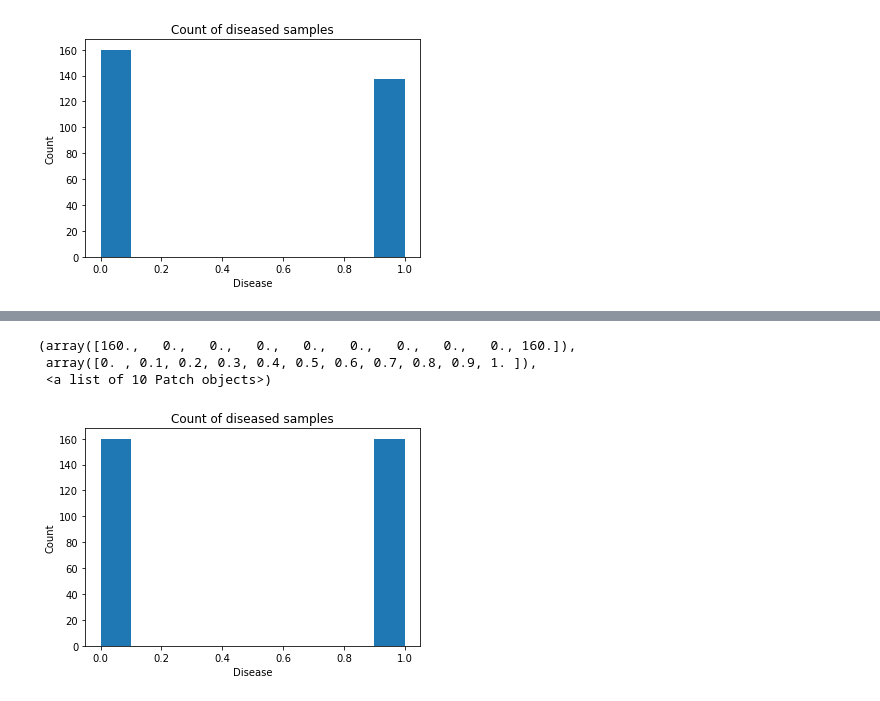
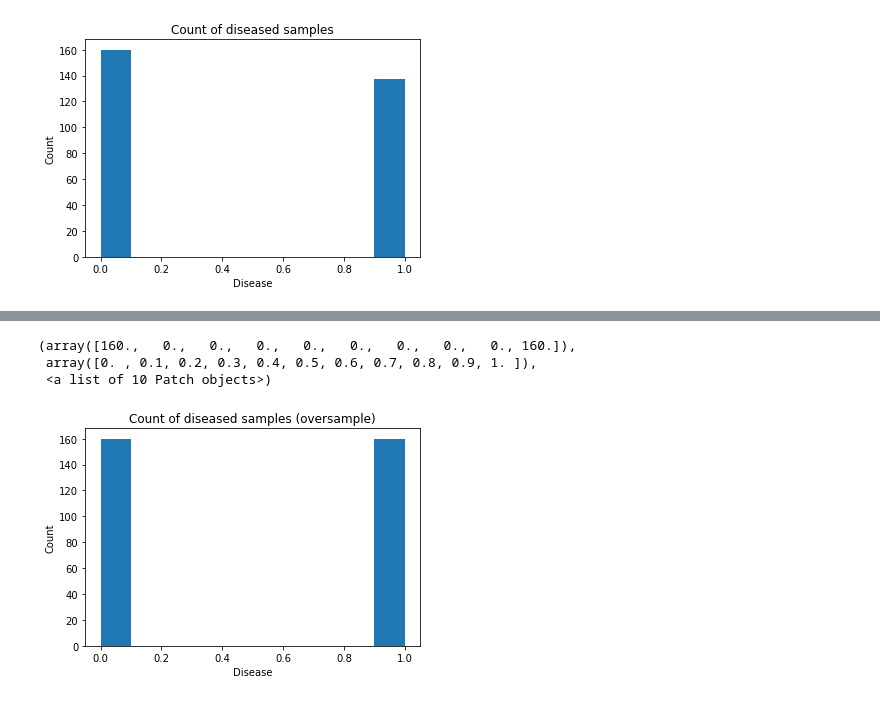
Before and after one commit to joaogomes18/Machine-Learning, a Jupyter notebook: 1stAssignment/1stAssignmentSVMWithNormalization5-FoldCrossValidationBinaryWithAndWithoutBalancingAndNonBinaryClassifiersWithBalacing.ipynb, the cells around one changed output, grey strips where cells are left out. Cells and saved outputs as stored; diff of their text form; code cells hidden in the pictures.

```diff
--- a/1stAssignment/1stAssignmentSVMWithNormalization5-FoldCrossValidationBinaryWithAndWithoutBalancingAndNonBinaryClassifiersWithBalacing.ipynb
+++ b/1stAssignment/1stAssignmentSVMWithNormalization5-FoldCrossValidationBinaryWithAndWithoutBalancingAndNonBinaryClassifiersWithBalacing.ipynb
@@ -215,24 +256,20 @@ Mean gaussian kernel F1:  0.8427891156462586
 # %%
 data_n = data_binary.values
 
 X = data_n[:,:-1]
 y = data_n[:,-1]
 
-import imblearn
-
-from imblearn.over_sampling import RandomOverSampler
-
 ros = RandomOverSampler()
 X_binary, y_binary = ros.fit_sample(X, y)
 
-plt.title("Count of diseased samples")
+plt.title("Count of diseased samples (oversample)")
 plt.xlabel("Disease")
 plt.ylabel("Count")
 plt.hist(y_binary)
 # %% [output]
 (array([160.,   0.,   0.,   0.,   0.,   0.,   0.,   0.,   0., 160.]),
  array([0. , 0.1, 0.2, 0.3, 0.4, 0.5, 0.6, 0.7, 0.8, 0.9, 1. ]),
  <a list of 10 Patch objects>)
-[figure, old version]
+[figure, new version]
 # %%
 X_binary, mean_X, std_X = featureNormalization(X_binary)
```
Also changed, not shown: parts of 16 cells of this notebook, 15 other files.
